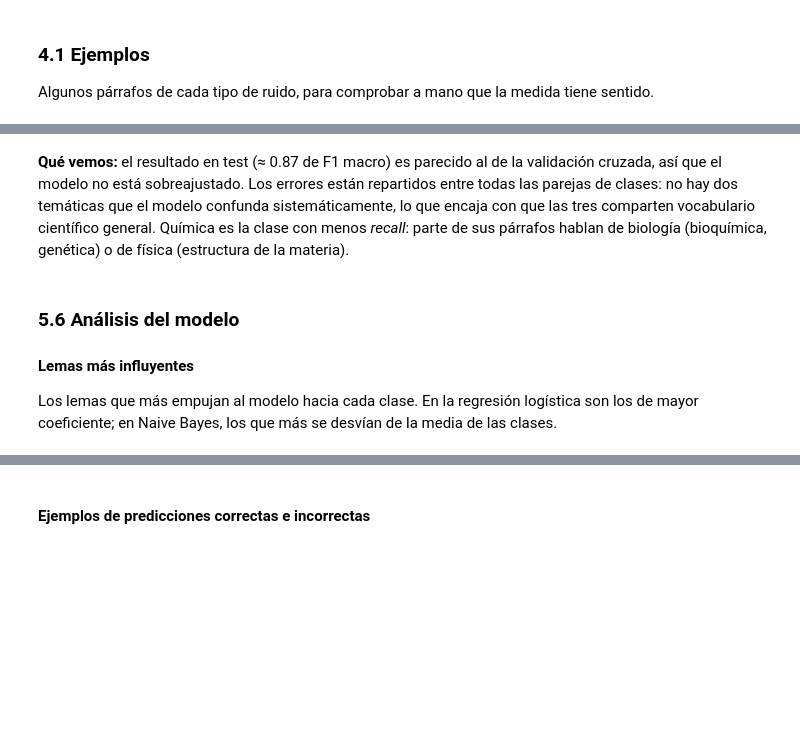
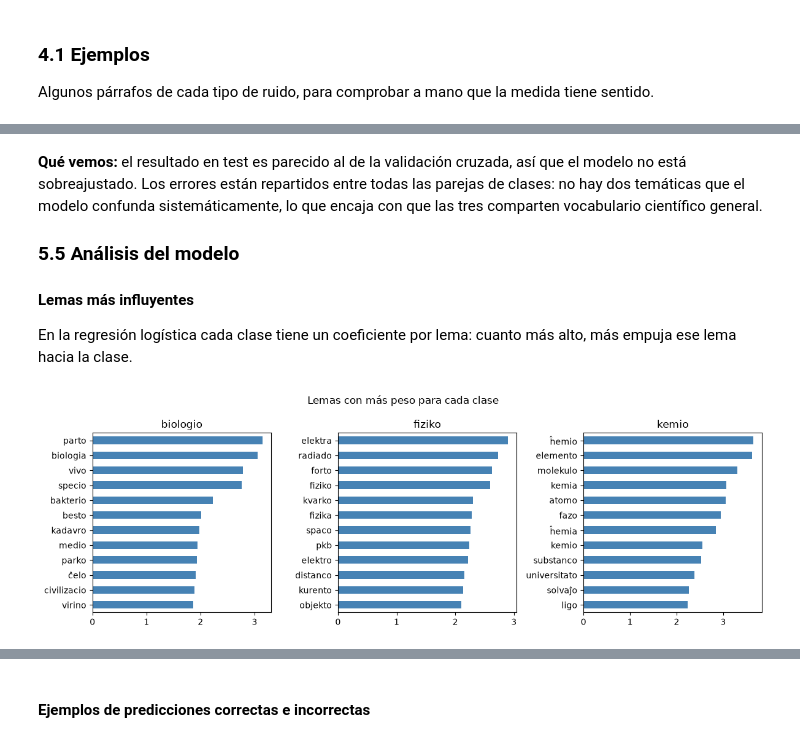
Before and after one commit to danielaagonzalezz/cienciaNLP, a Jupyter notebook: notebooks/clasificacion_esperanto.ipynb, the cells around one changed output, grey strips where cells are left out. Cells and saved outputs as stored; diff of their text form; code cells hidden in the pictures; blank space fills up the shorter version.

```diff
--- a/notebooks/clasificacion_esperanto.ipynb
+++ b/notebooks/clasificacion_esperanto.ipynb
@@ -82,7 +108,9 @@ si la primera URL falla se prueba la copia del CDN jsDelivr, que sirve el mismo
 # %%
 def descargar_dataset(*urls):
     """Lee el CSV de la primera URL que responda. Si ninguna responde, lanza un error claro."""
-    for url in filter(None, urls):  # se salta las URL vacías (None)
+    for url in urls:
+        if url is None:
+            continue
         try:
             datos = pd.read_csv(url, sep=";", encoding="utf-8")
             print("Dataset leído de", url)
@@ -451,30 +667,23 @@ plt.show()
 # %% [markdown]
-**Qué vemos:** el resultado en test (≈ 0.87 de F1 macro) es parecido al de la validación cruzada, así que el
-modelo no está sobreajustado. Los errores están repartidos entre todas las parejas de clases: no hay dos temáticas
-que el modelo confunda sistemáticamente, lo que encaja con que las tres comparten vocabulario científico general.
-Química es la clase con menos *recall*: parte de sus párrafos hablan de biología (bioquímica, genética) o de física
-(estructura de la materia).
+**Qué vemos:** el resultado en test es parecido al de la validación cruzada, así que el modelo no está
+sobreajustado. Los errores están repartidos entre todas las parejas de clases: no hay dos temáticas que el modelo
+confunda sistemáticamente, lo que encaja con que las tres comparten vocabulario científico general.
+
+### 5.5 Análisis del modelo
+
+#### Lemas más influyentes
+
+En la regresión logística cada clase tiene un coeficiente por lema: cuanto más alto, más empuja ese lema hacia la
+clase.
-# %% [markdown]
-### 5.6 Análisis del modelo
-
-#### Lemas más influyentes
-
-Los lemas que más empujan al modelo hacia cada clase. En la regresión logística son los de mayor coeficiente; en Naive
-Bayes, los que más se desvían de la media de las clases.
 # %%
-vectorizador, clasificador = modelo[0], modelo[-1]
-nombres = vectorizador.get_feature_names_out()
-if hasattr(clasificador, "coef_"):
-    pesos = clasificador.coef_
-else:
-    pesos = clasificador.feature_log_prob_ - clasificador.feature_log_prob_.mean(axis=0)
-
 fig, axes = plt.subplots(1, len(modelo.classes_), figsize=(4 * len(modelo.classes_), 4))
-for ax, clase, peso in zip(axes, modelo.classes_, pesos):
-    mejores = np.argsort(peso)[-12:]
-    ax.barh(nombres[mejores], peso[mejores], color="steelblue")
+for ax, clase, pesos in zip(axes, modelo.classes_, modelo.coef_):
+    mejores = pd.Series(pesos, index=WORDS).nlargest(12).sort_values()
+    mejores.plot.barh(ax=ax, color="steelblue")
     ax.set_title(clase)
 plt.suptitle("Lemas con más peso para cada clase")
 plt.tight_layout()
 plt.show()
+# %% [output]
+[figure, added]
 # %% [markdown]
```
Also changed, not shown: parts of 67 cells of this notebook.
